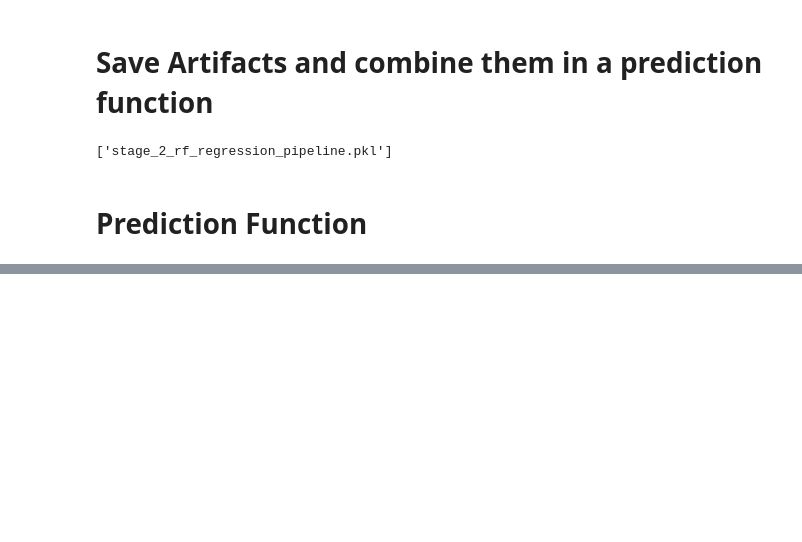
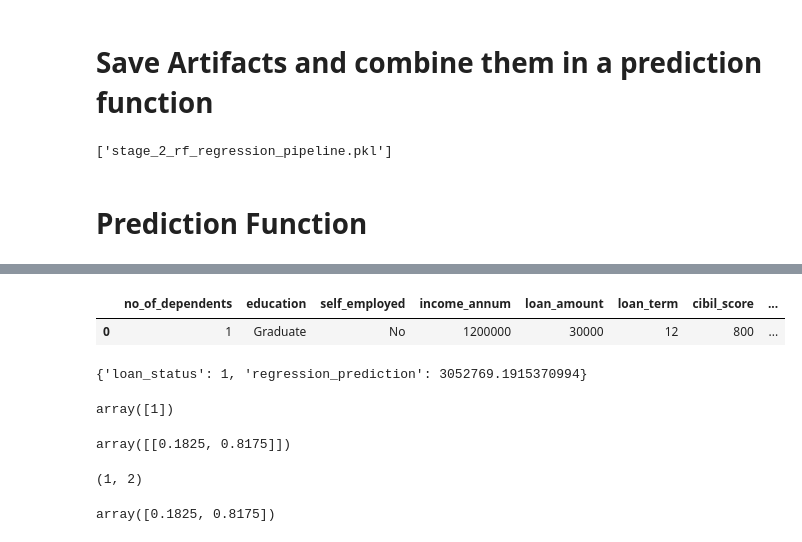
Before and after one commit to dineshtyagi1511/LOAN_APPROVAL_PREDICTION, a Jupyter notebook: analyze.ipynb, the cells around one changed output, grey strips where cells are left out. Drawn from its saved outputs; the diff is of its cells as text; code cells hidden in the pictures; blank space fills up the shorter version.

```diff
--- a/analyze.ipynb
+++ b/analyze.ipynb
@@ -553,0 +625,41 @@ joblib.dump(rf_reg_pipeline, 'stage_2_rf_regression_pipeline.pkl')
+# %%
+sample = pd.DataFrame([{
+    'no_of_dependents' : 1,
+    'education' : 'Graduate',
+    'self_employed' : 'No',
+    'income_annum' : 1200000,
+    'loan_amount' : 30000,
+    'loan_term' : 12,
+    'cibil_score' : 800,
+    'residential_assets_value' : 2000000,
+    'commercial_assets_value' : 2000000,
+    'luxury_assets_value' : 0,
+    'bank_asset_value' : 55000
+}])
+# %%
+sample
+# %% [output]
+|  | no_of_dependents | education | self_employed | income_annum | loan_amount | loan_term | cibil_score | ... |
+| 0 | 1 | Graduate | No | 1200000 | 30000 | 12 | 800 | ... |
+# %%
+two_stage_predict(sample)
+# %% [output]
+{'loan_status': 1, 'regression_prediction': 3052769.1915370994}
+# %%
+approval_output = clf.predict(sample)
+approval_output
+# %% [output]
+array([1])
+# %%
+approval_proba = clf.predict_proba(sample)
+approval_proba
+# %% [output]
+array([[0.1825, 0.8175]])
+# %%
+approval_proba.shape
+# %% [output]
+(1, 2)
+# %%
+approval_proba[0]
+# %% [output]
+array([0.1825, 0.8175])
```
Also changed, not shown: parts of 9 cells of this notebook, 6 other files.
